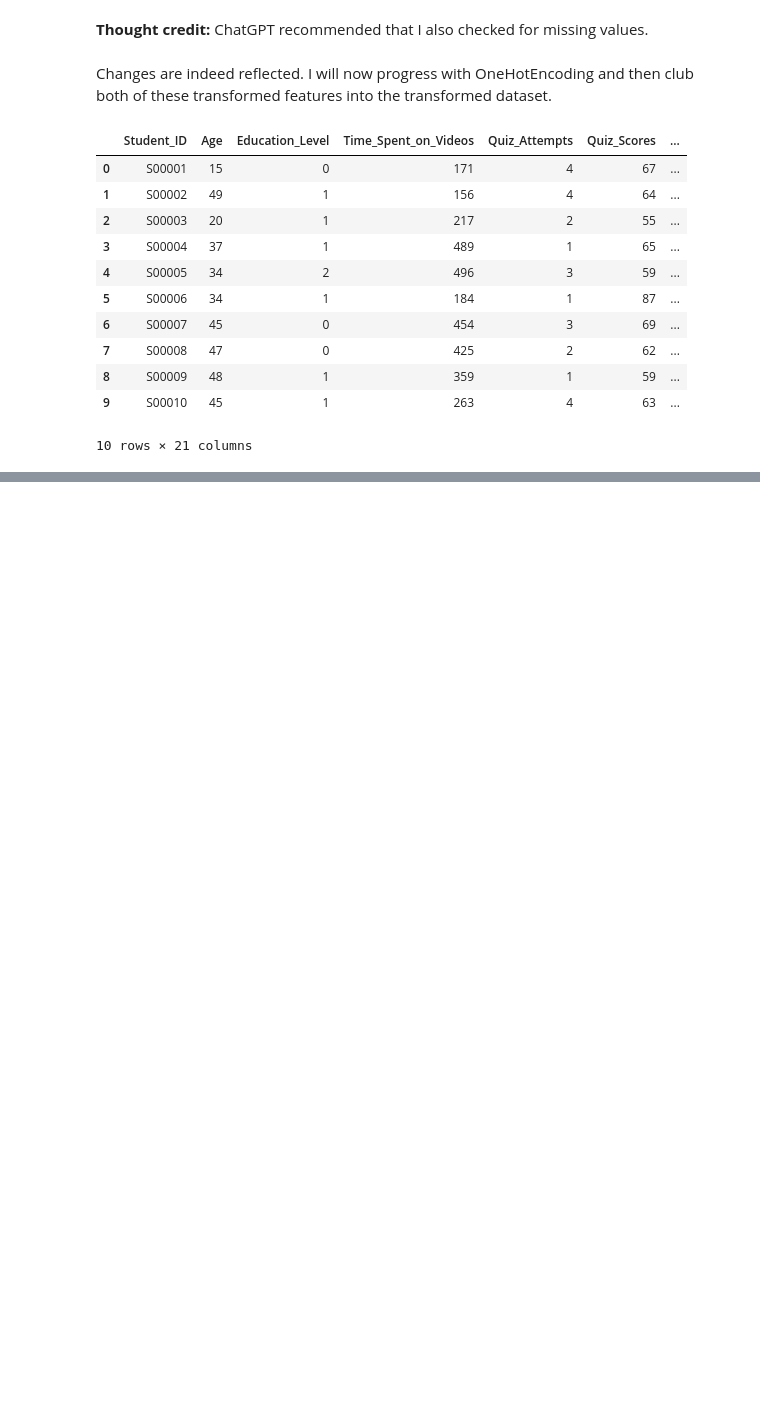
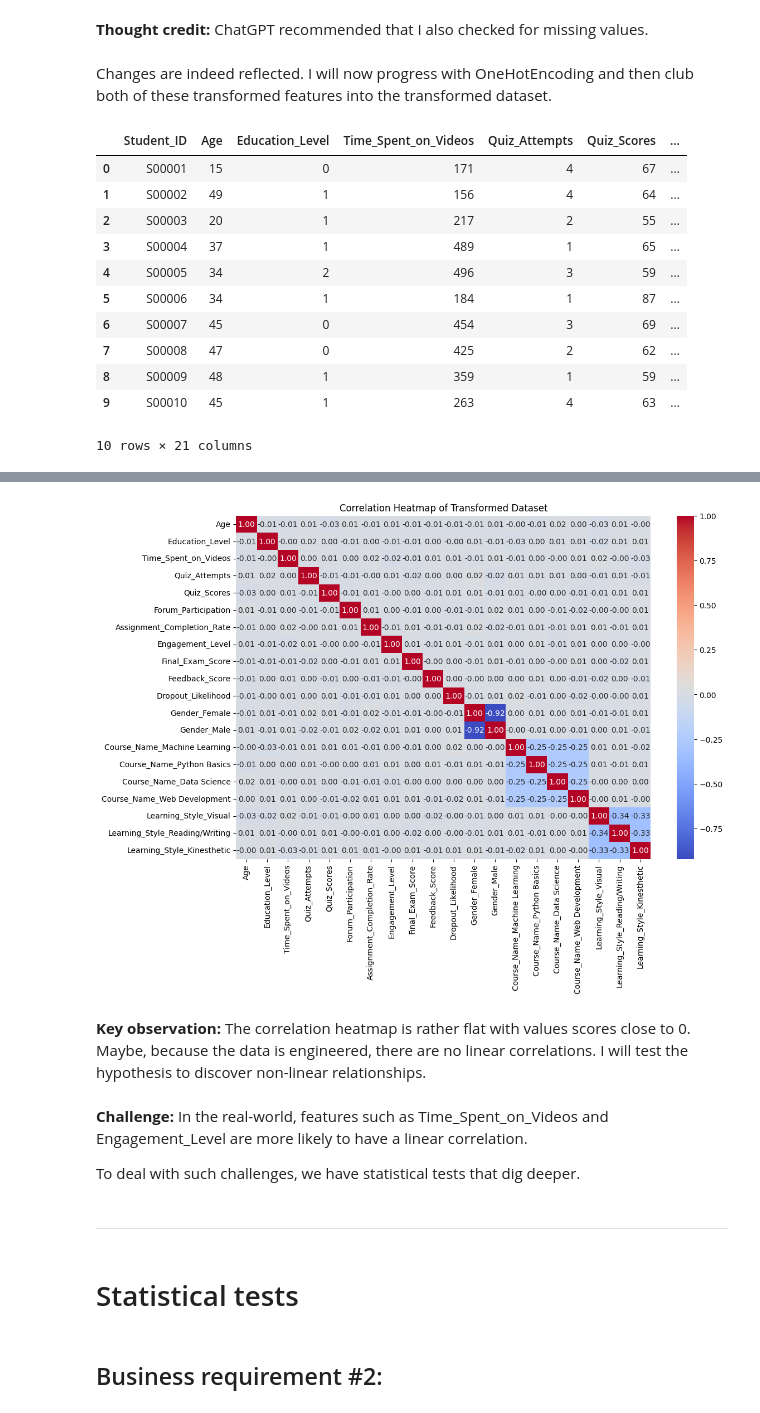
Before and after one commit to narendran-manoharan/synthetic_learning_behavior_analysis, a Jupyter notebook: project_work_jupyter_notebooks/synthetic_learning_behavior_analysis_transform.ipynb, the cells around one changed output, grey strips where cells are left out. Cells and saved outputs as stored; diff of their text form; code cells hidden in the pictures; blank space fills up the shorter version.

Commit message:
Update Transformed data.

```diff
--- a/project_work_jupyter_notebooks/synthetic_learning_behavior_analysis_transform.ipynb
+++ b/project_work_jupyter_notebooks/synthetic_learning_behavior_analysis_transform.ipynb
@@ -207,0 +257,4 @@ Iterated with ChatGPT and asked it to write a OneHotEncoder code for a sampled d
+# %%
+df_new = pd.read_csv("../data/transformed_data/personalized_learning_dataset_transformed.csv")
+
+df_new
@@ -207,0 +281,18 @@ Iterated with ChatGPT and asked it to write a OneHotEncoder code for a sampled d
+# %%
+plt.figure(figsize = (12, 8)) #Setting the figure size for the heatmap.
+sns.heatmap(df_new.corr(), annot = True, cmap = "coolwarm", fmt = ".2f")
+plt.title("Correlation Heatmap of Transformed Dataset");
+# %% [output]
+[figure, added]
+# %% [markdown]
+**Key observation:** The correlation heatmap is rather flat with values scores close to 0. Maybe, because the data is engineered, there are no linear correlations. I will test the hypothesis to discover non-linear relationships.
+# %% [markdown]
+**Challenge:** In the real-world, features such as Time_Spent_on_Videos and Engagement_Level are more likely to have a linear correlation.
+
+To deal with such challenges, we have statistical tests that dig deeper.
+# %% [markdown]
+---
+# %% [markdown]
+# Statistical tests
+# %% [markdown]
+## Business requirement #2:
```
Also changed, not shown: parts of 11 cells of this notebook.
